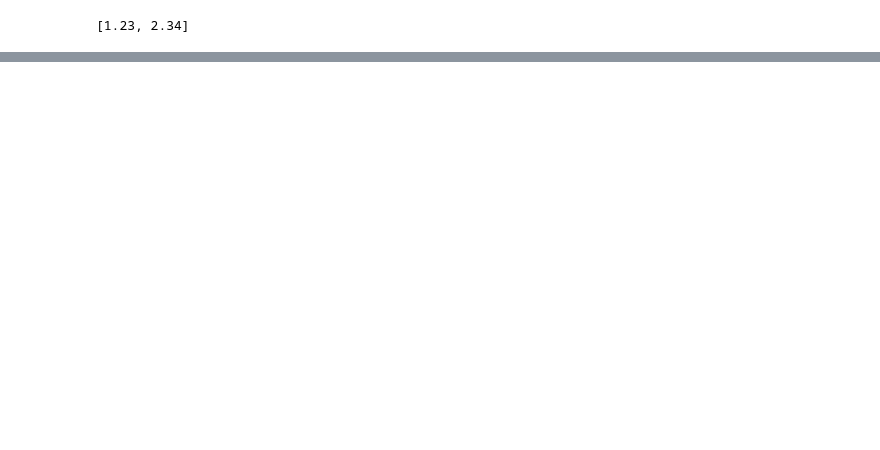
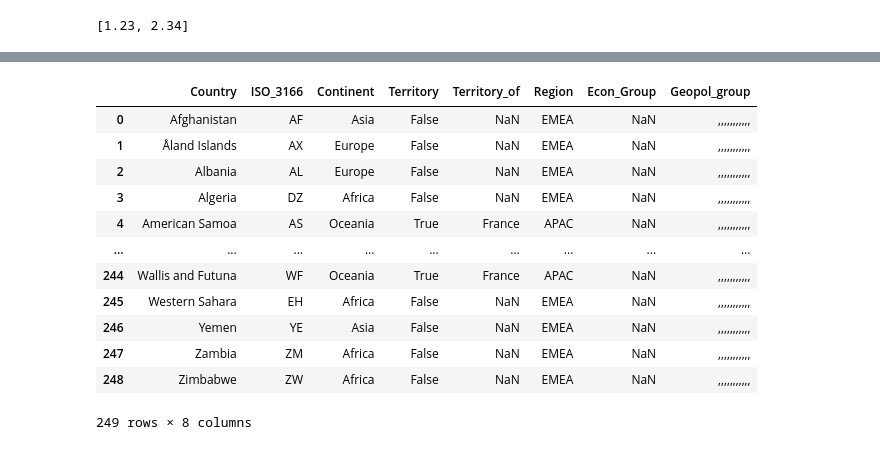
Before and after one commit to Saran33/TickerScrape, a Jupyter notebook: Worksheet.ipynb, the cells around one changed output, grey strips where cells are left out. Drawn from its saved outputs; the diff is of its cells as text; code cells hidden in the pictures; blank space fills up the shorter version.

```diff
--- a/Worksheet.ipynb
+++ b/Worksheet.ipynb
@@ -538,0 +588,3 @@ countries.to_csv('csv_files/Country_data.csv', index=False)
+# %%
+countries['Geopol_group'] = countries[countries.columns[20:]].apply(lambda x: ','.join(x.dropna().astype(str)), axis=1)
+countries['Geopol_group']
@@ -538,0 +604,5 @@ countries.to_csv('csv_files/Country_data.csv', index=False)
+# %%
+em_categories_1 = []
+for col in countries[em_categories]:
+    em_categories_1.append(f'{col}_1')
+em_categories_1
@@ -538,0 +622,17 @@ countries.to_csv('csv_files/Country_data.csv', index=False)
+# %%
+countries_1 = countries.drop(columns=em_categories).drop(columns=em_categories_1)
+countries_1
+# %% [output]
+|  | Country | ISO_3166 | Continent | Territory | Territory_of | Region | Econ_Group | Geopol_group |
+| 0 | Afghanistan | AF | Asia | False | NaN | EMEA | NaN | ,,,,,,,,,,, |
+| 1 | Åland Islands | AX | Europe | False | NaN | EMEA | NaN | ,,,,,,,,,,, |
+| 2 | Albania | AL | Europe | False | NaN | EMEA | NaN | ,,,,,,,,,,, |
+| 3 | Algeria | DZ | Africa | False | NaN | EMEA | NaN | ,,,,,,,,,,, |
+| 4 | American Samoa | AS | Oceania | True | France | APAC | NaN | ,,,,,,,,,,, |
+| ... | ... | ... | ... | ... | ... | ... | ... | ... |
+| 244 | Wallis and Futuna | WF | Oceania | True | France | APAC | NaN | ,,,,,,,,,,, |
+| 245 | Western Sahara | EH | Africa | False | NaN | EMEA | NaN | ,,,,,,,,,,, |
+| 246 | Yemen | YE | Asia | False | NaN | EMEA | NaN | ,,,,,,,,,,, |
+| 247 | Zambia | ZM | Africa | False | NaN | EMEA | NaN | ,,,,,,,,,,, |
+| 248 | Zimbabwe | ZW | Africa | False | NaN | EMEA | NaN | ,,,,,,,,,,, |
+249 rows × 8 columns
```
Also changed, not shown: parts of 54 cells of this notebook, 13 other files.
